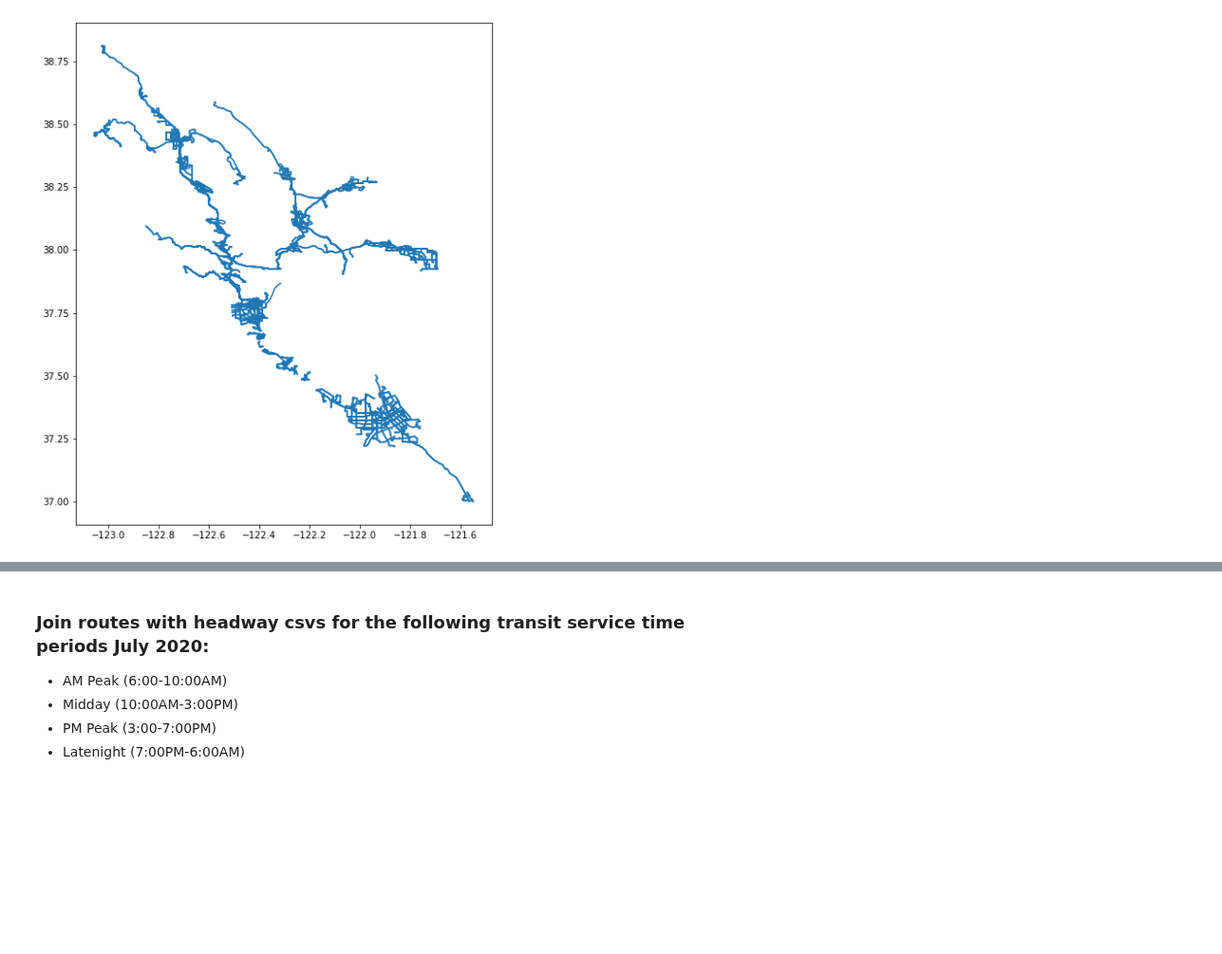
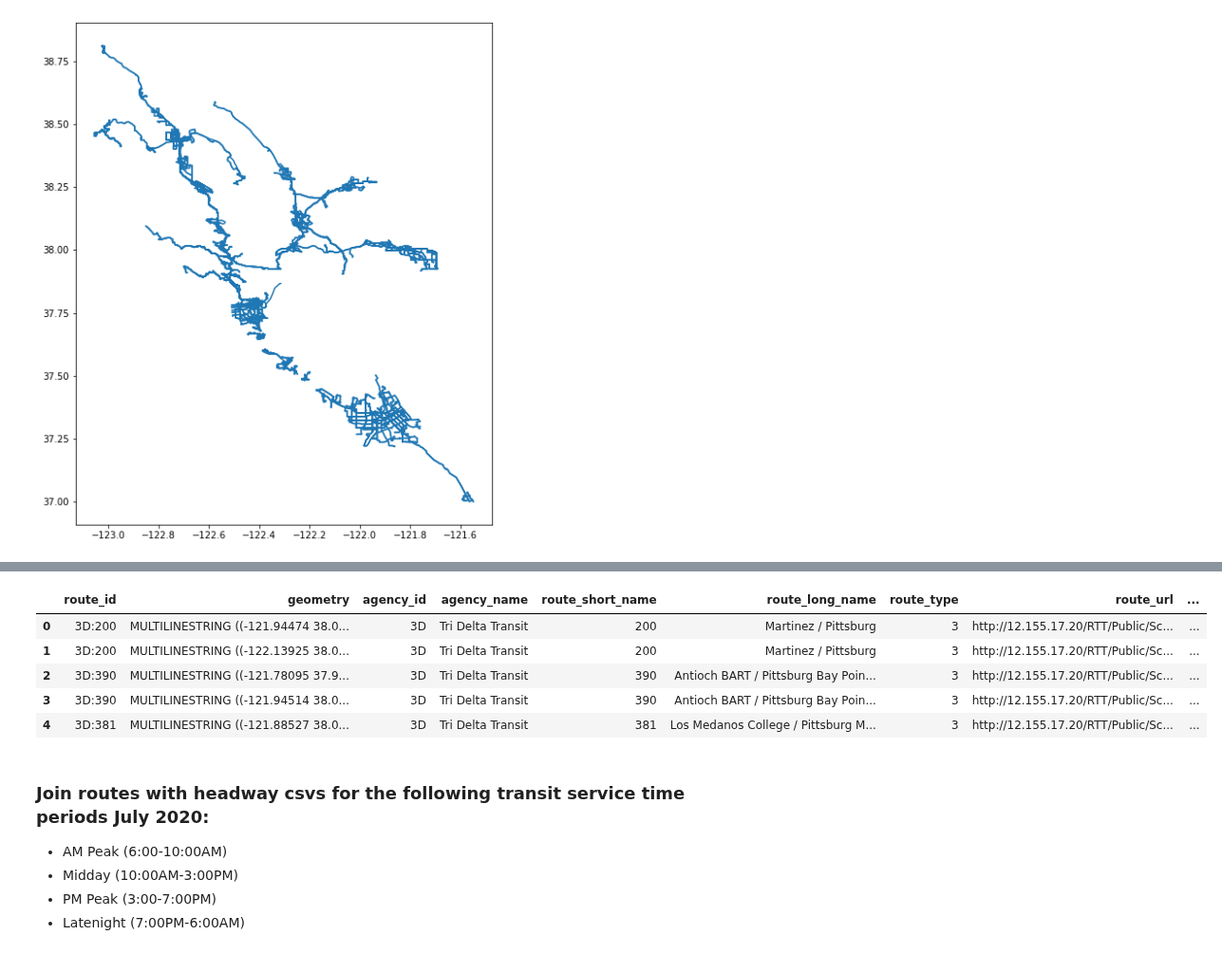
Before and after one commit to BayAreaMetro/Spatial-Analysis-Mapping-Projects, a Jupyter notebook: Project-Documentation/Covid-Transit-Mapping/Join Transit Headway Data to Route Geography.ipynb, the cells around one changed output, grey strips where cells are left out. Shown at 95% size. Cells and saved outputs as stored; diff of their text form; code cells hidden in the pictures; blank space fills up the shorter version.

```diff
--- a/Project-Documentation/Covid-Transit-Mapping/Join Transit Headway Data to Route Geography.ipynb
+++ b/Project-Documentation/Covid-Transit-Mapping/Join Transit Headway Data to Route Geography.ipynb
@@ -170,9 +174,9 @@ pretty_routes = pretty_routes[pretty_routes['agency_name'] != 'San Francisco Int
 # %%
 # Read January CSVs to dataframe
 
-jan_all_day = pd.read_csv(os.path.join(box_data_dir,'2020-01/all_6am_6am_blue_ribbon_calcs.csv'))
-jan_am_peak = pd.read_csv(os.path.join(box_data_dir,'2020-01/am_blue_ribbon_calcs.csv'))
-jan_mid_day = pd.read_csv(os.path.join(box_data_dir,'2020-01/mid_blue_ribbon_calcs.csv'))
-jan_pm_peak = pd.read_csv(os.path.join(box_data_dir,'2020-01/pm_blue_ribbon_calcs.csv'))
-jan_late_day = pd.read_csv(os.path.join(box_data_dir,'2020-01/late_blue_ribbon_calcs.csv'))
+jan_all_day = pd.read_csv(os.path.join(box_data_dir,'CSV_results/2020-01/all_6am_6am_blue_ribbon_calcs.csv'))
+jan_am_peak = pd.read_csv(os.path.join(box_data_dir,'CSV_results/2020-01/am_blue_ribbon_calcs.csv'))
+jan_mid_day = pd.read_csv(os.path.join(box_data_dir,'CSV_results/2020-01/mid_blue_ribbon_calcs.csv'))
+jan_pm_peak = pd.read_csv(os.path.join(box_data_dir,'CSV_results/2020-01/pm_blue_ribbon_calcs.csv'))
+jan_late_day = pd.read_csv(os.path.join(box_data_dir,'CSV_results/2020-01/late_blue_ribbon_calcs.csv'))
 # %%
@@ -221,3 +234,20 @@ jan_am_rt_hdwy_geo.plot(figsize=(15,15));
+# %%
+def merge_csv_geo(csv,gdf):
+    return gp.GeoDataFrame.merge(gdf[['route_id','geometry']],
+                                            csv,
+                                            on='route_id',
+                                            how='inner')
+# %%
+test_gdf = merge_csv_geo(jan_pm_peak,pretty_routes)
+# %%
+test_gdf.head(5)
+# %% [output]
+|  | route_id | geometry | agency_id | agency_name | route_short_name | route_long_name | route_type | route_url | ... |
+| 0 | 3D:200 | MULTILINESTRING ((-121.94474 38.0... | 3D | Tri Delta Transit | 200 | Martinez / Pittsburg | 3 | http://12.155.17.20/RTT/Public/Sc... | ... |
+| 1 | 3D:200 | MULTILINESTRING ((-122.13925 38.0... | 3D | Tri Delta Transit | 200 | Martinez / Pittsburg | 3 | http://12.155.17.20/RTT/Public/Sc... | ... |
+| 2 | 3D:390 | MULTILINESTRING ((-121.78095 37.9... | 3D | Tri Delta Transit | 390 | Antioch BART / Pittsburg Bay Poin... | 3 | http://12.155.17.20/RTT/Public/Sc... | ... |
+| 3 | 3D:390 | MULTILINESTRING ((-121.94514 38.0... | 3D | Tri Delta Transit | 390 | Antioch BART / Pittsburg Bay Poin... | 3 | http://12.155.17.20/RTT/Public/Sc... | ... |
+| 4 | 3D:381 | MULTILINESTRING ((-121.88527 38.0... | 3D | Tri Delta Transit | 381 | Los Medanos College / Pittsburg M... | 3 | http://12.155.17.20/RTT/Public/Sc... | ... |
 # %% [markdown]
 ### Join routes with headway csvs for the following transit service time periods July 2020:
 
```
Also changed, not shown: parts of 5 cells of this notebook, 1 other file.
